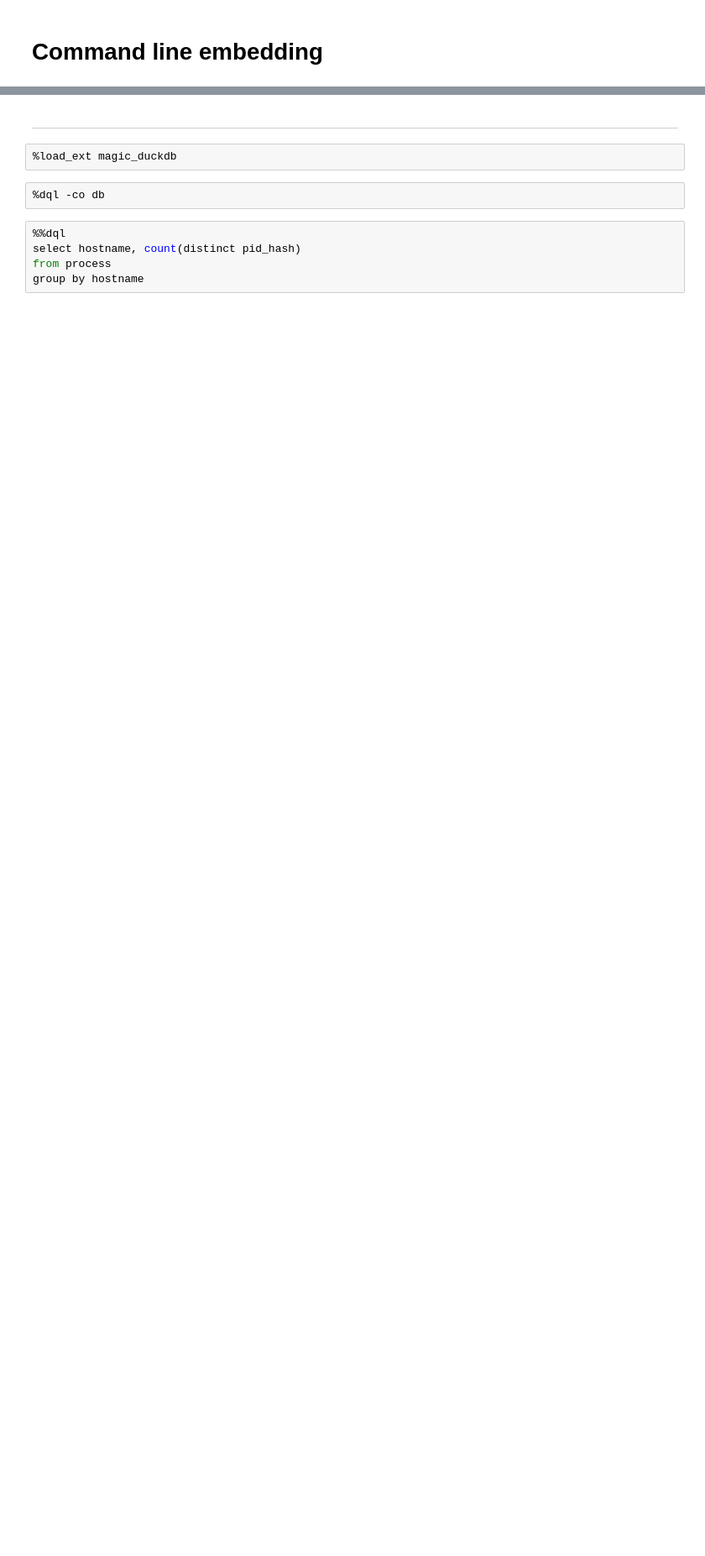
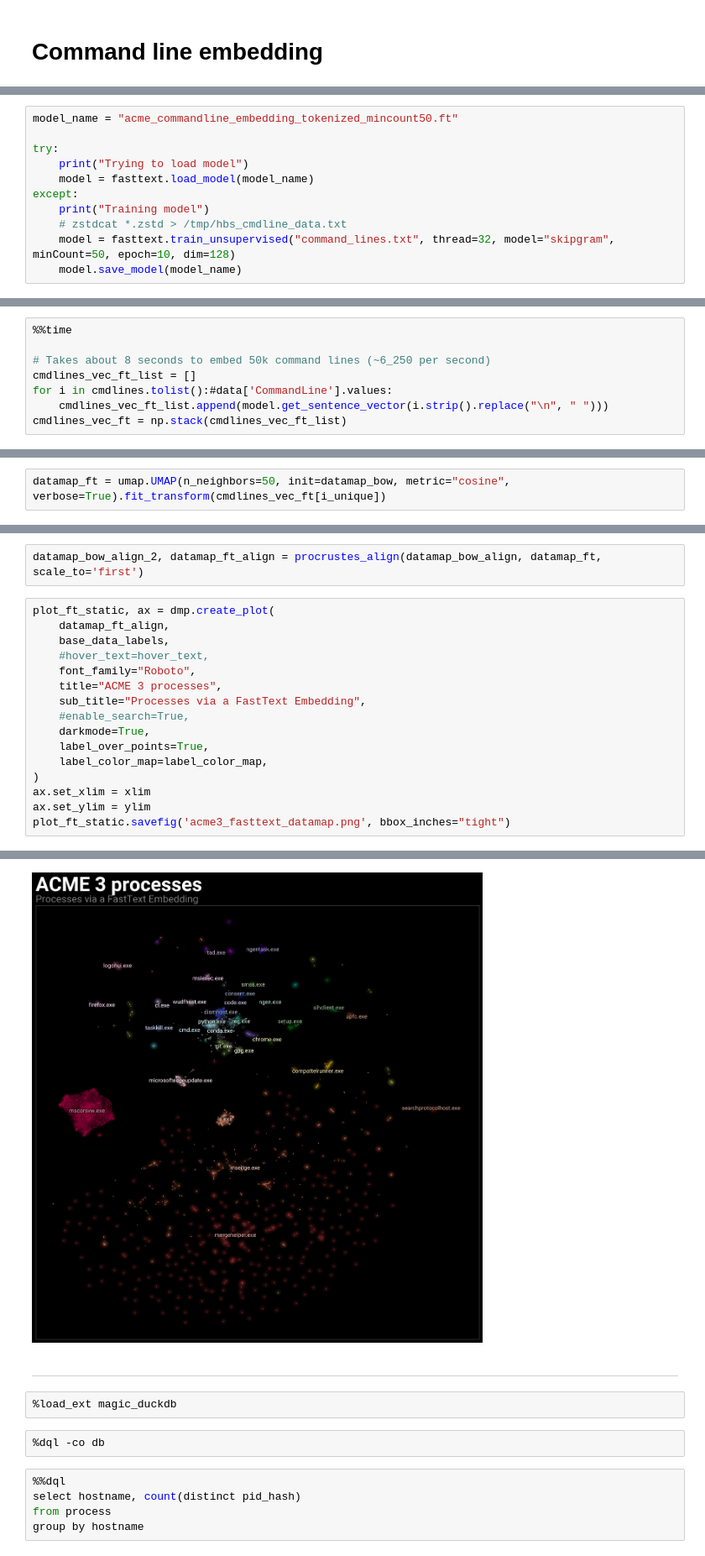
Before and after one commit to TutteInstitute/acme3-mapping, a Jupyter notebook: ACME3 process embedding.ipynb, the cells around one changed output, grey strips where cells are left out. Shown at 84% size. Saved outputs shown, nothing was run; the diff lists cells and outputs as text; blank space fills up the shorter version.

```diff
--- a/ACME3 process embedding.ipynb
+++ b/ACME3 process embedding.ipynb
@@ -178,0 +443,11 @@ plot_hg
+# %%
+model_name = "acme_commandline_embedding_tokenized_mincount50.ft"
+
+try:
+    print("Trying to load model")
+    model = fasttext.load_model(model_name)
+except:
+    print("Training model")
+    # zstdcat *.zstd > /tmp/hbs_cmdline_data.txt
+    model = fasttext.train_unsupervised("command_lines.txt", thread=32, model="skipgram", minCount=50, epoch=10, dim=128)
+    model.save_model(model_name)
@@ -178,0 +457,8 @@ plot_hg
+# %%
+%%time
+
+# Takes about 8 seconds to embed 50k command lines (~6_250 per second)
+cmdlines_vec_ft_list = []
+for i in cmdlines.tolist():#data['CommandLine'].values:
+    cmdlines_vec_ft_list.append(model.get_sentence_vector(i.strip().replace("\n", " ")))
+cmdlines_vec_ft = np.stack(cmdlines_vec_ft_list)
@@ -178,0 +468,2 @@ plot_hg
+# %%
+datamap_ft = umap.UMAP(n_neighbors=50, init=datamap_bow, metric="cosine", verbose=True).fit_transform(cmdlines_vec_ft[i_unique])
@@ -178,0 +502,19 @@ plot_hg
+# %%
+datamap_bow_align_2, datamap_ft_align = procrustes_align(datamap_bow_align, datamap_ft, scale_to='first')
+# %%
+plot_ft_static, ax = dmp.create_plot(
+    datamap_ft_align,
+    base_data_labels,
+    #hover_text=hover_text,
+    font_family="Roboto",
+    title="ACME 3 processes",
+    sub_title="Processes via a FastText Embedding",
+    #enable_search=True,
+    darkmode=True,
+    label_over_points=True,
+    label_color_map=label_color_map,
+)
+ax.set_xlim = xlim
+ax.set_ylim = ylim
+plot_ft_static.savefig('acme3_fasttext_datamap.png', bbox_inches="tight")
+# %% [output]
@@ -179,3 +522,4 @@ plot_hg
+[figure, added]
 # %% [markdown]
 ---
 # %%
```
Also changed, not shown: parts of 41 cells of this notebook, 1 other file.
